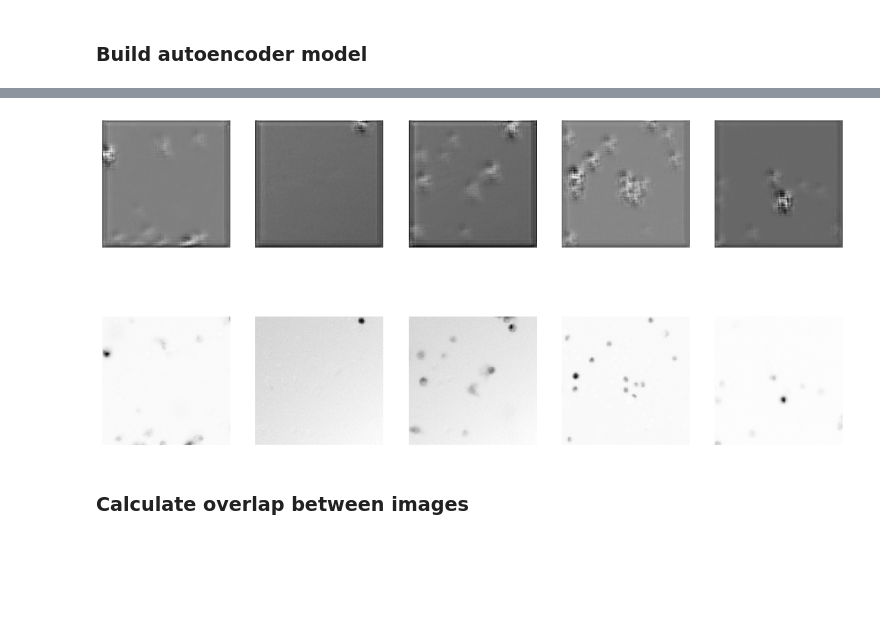
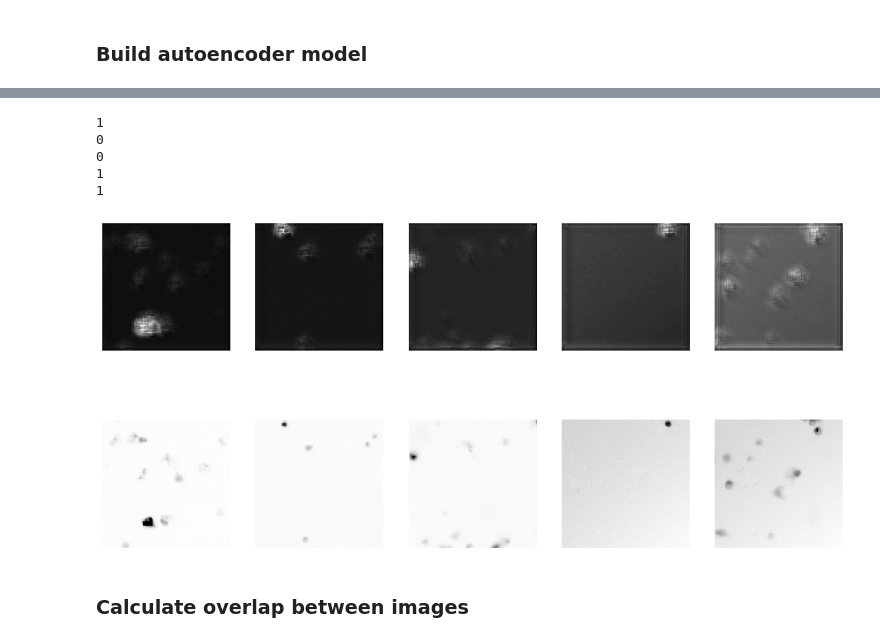
Before and after one commit to leonore/deep-learning-for-immune-cells, a Jupyter notebook: src/cell_autoencoder.ipynb, the cells around one changed output, grey strips where cells are left out. Cells and saved outputs as stored; diff of their text form; code cells hidden in the pictures; blank space fills up the shorter version.

```diff
--- a/src/cell_autoencoder.ipynb
+++ b/src/cell_autoencoder.ipynb
@@ -21,16 +21,16 @@ def reshape(img):
 
 def plot_results(input_imgs, output_imgs, labels, cmap='gist_yarg'):
     fig = plt.figure(figsize=(15, 15))
-    rn = 11
+    rn = 8
     for i in range(1, 6):
         print(labels[i+rn])
         ax = fig.add_subplot(1, 5, i)
-        plt.imshow(reshape(input_imgs[i+10]), cmap=cmap)
+        plt.imshow(reshape(input_imgs[i+rn]), cmap=cmap)
         ax.axis('off')
 
     for i in range(1, 6):
         ax = fig.add_subplot(2, 5, i)
-        plt.imshow(reshape(output_imgs[i+10]), cmap=cmap)
+        plt.imshow(reshape(output_imgs[i+rn]), cmap=cmap)
         ax.axis('off')
 
 ## functions taken from CVMA course!
@@ -217,7 +174,12 @@ plot_results(overlap, x_overlap, y_overlap, cmap="coolwarm")
 # %%
-plot_results(x_test, decoded_imgs)
+plot_results(x_test, decoded_imgs, y_test)
 # %% [output]
+1
+0
+0
+1
+1
-[figure, old version]
+[figure, new version]
 # %% [markdown]
 ### Calculate overlap between images
 # %%
```
Also changed, not shown: parts of 15 cells of this notebook, 2 other files.
